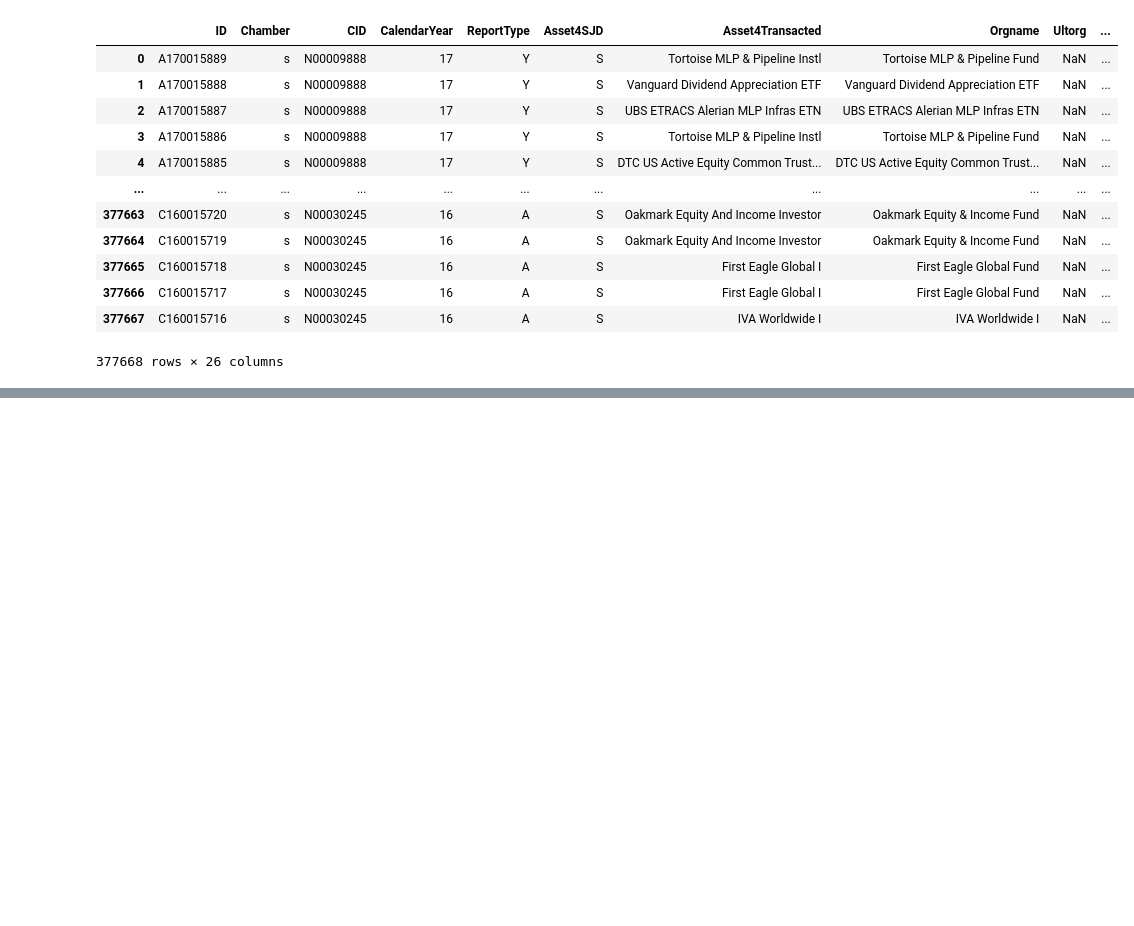
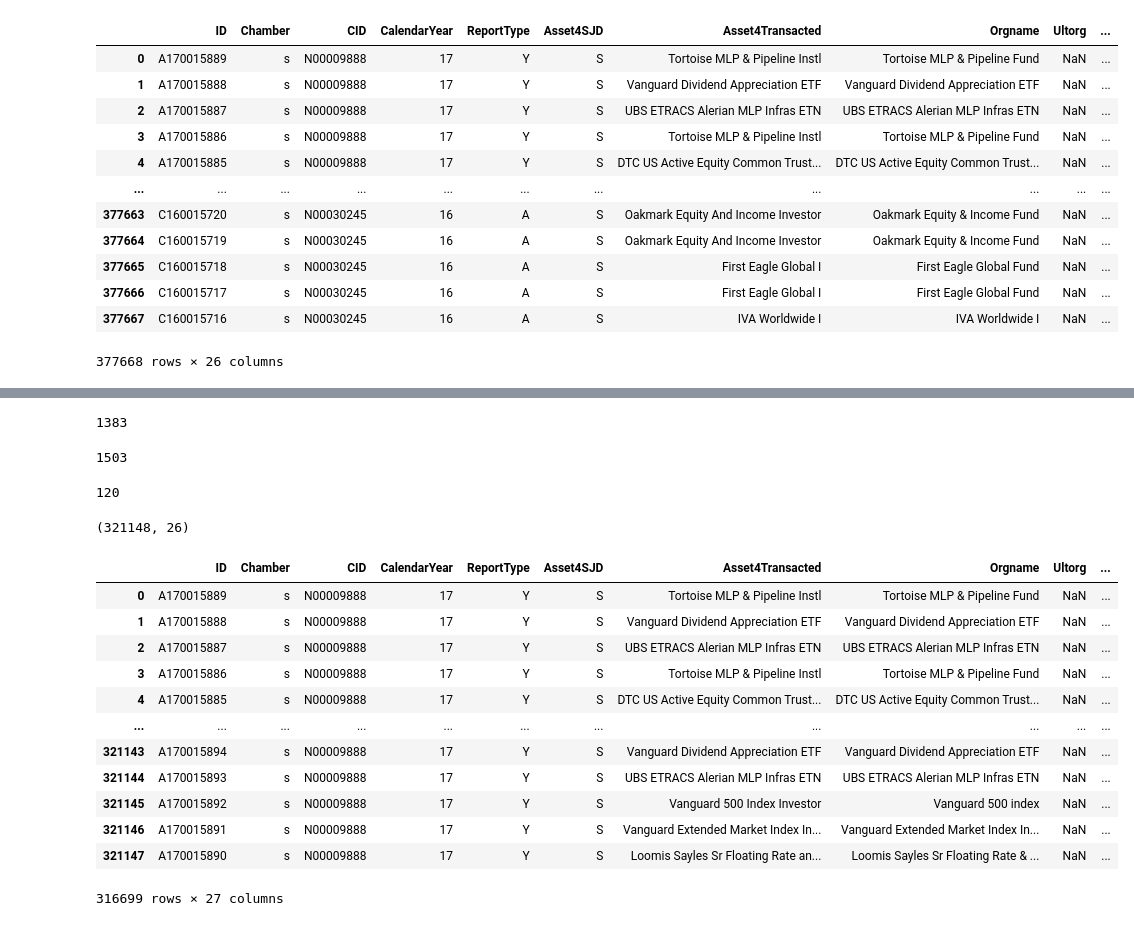
Before and after one commit to oooyiyangc/politician-voting-yc, a Jupyter notebook: src/stock-etf-selection-bias-test.ipynb, the cells around one changed output, grey strips where cells are left out. Cells and saved outputs as stored; diff of their text form; code cells hidden in the pictures; blank space fills up the shorter version.

```diff
--- a/src/stock-etf-selection-bias-test.ipynb
+++ b/src/stock-etf-selection-bias-test.ipynb
@@ -22,3 +22,6 @@ pfd
 | 377666 | C160015717 | s | N00030245 | 16 | A | S | First Eagle Global I | First Eagle Global Fund | NaN | ... |
 | 377667 | C160015716 | s | N00030245 | 16 | A | S | IVA Worldwide I | IVA Worldwide I | NaN | ... |
 377668 rows × 26 columns
+# %%
+crp_id = pd.read_csv("../data/pfd/CRP_IDs.csv")
+crp_id
@@ -24,0 +44,3 @@ pfd
+# %%
+crp_id_unique = crp_id[["CID", "FECCandID"]].drop_duplicates()
+crp_id_unique
@@ -24,0 +61,37 @@ pfd
+# %%
+len(np.unique(crp_id_unique["CID"]))
+# %% [output]
+1383
+# %%
+len(np.unique(crp_id_unique["FECCandID"]))
+# %% [output]
+1503
+# %%
+crp_id_unique_grouped = crp_id_unique.groupby("CID").count()
+crp_id_dup = np.array(crp_id_unique_grouped[crp_id_unique_grouped["FECCandID"] > 1].index)
+len(crp_id_dup)
+# %% [output]
+120
+# %%
+pfd_unique = pfd[~pfd["CID"].isin(crp_id_dup)]
+pfd_unique.shape
+# %% [output]
+(321148, 26)
+# %%
+pfd_crpid = pfd_unique.merge(crp_id_unique, on="CID", how="left")
+pfd_crpid = pfd_crpid.dropna(subset=["Asset4Transacted"])
+pfd_crpid
+# %% [output]
+|  | ID | Chamber | CID | CalendarYear | ReportType | Asset4SJD | Asset4Transacted | Orgname | Ultorg | ... |
+| 0 | A170015889 | s | N00009888 | 17 | Y | S | Tortoise MLP & Pipeline Instl | Tortoise MLP & Pipeline Fund | NaN | ... |
+| 1 | A170015888 | s | N00009888 | 17 | Y | S | Vanguard Dividend Appreciation ETF | Vanguard Dividend Appreciation ETF | NaN | ... |
+| 2 | A170015887 | s | N00009888 | 17 | Y | S | UBS ETRACS Alerian MLP Infras ETN | UBS ETRACS Alerian MLP Infras ETN | NaN | ... |
+| 3 | A170015886 | s | N00009888 | 17 | Y | S | Tortoise MLP & Pipeline Instl | Tortoise MLP & Pipeline Fund | NaN | ... |
+| 4 | A170015885 | s | N00009888 | 17 | Y | S | DTC US Active Equity Common Trust... | DTC US Active Equity Common Trust... | NaN | ... |
+| ... | ... | ... | ... | ... | ... | ... | ... | ... | ... | ... |
+| 321143 | A170015894 | s | N00009888 | 17 | Y | S | Vanguard Dividend Appreciation ETF | Vanguard Dividend Appreciation ETF | NaN | ... |
+| 321144 | A170015893 | s | N00009888 | 17 | Y | S | UBS ETRACS Alerian MLP Infras ETN | UBS ETRACS Alerian MLP Infras ETN | NaN | ... |
+| 321145 | A170015892 | s | N00009888 | 17 | Y | S | Vanguard 500 Index Investor | Vanguard 500 index | NaN | ... |
+| 321146 | A170015891 | s | N00009888 | 17 | Y | S | Vanguard Extended Market Index In... | Vanguard Extended Market Index In... | NaN | ... |
+| 321147 | A170015890 | s | N00009888 | 17 | Y | S | Loomis Sayles Sr Floating Rate an... | Loomis Sayles Sr Floating Rate & ... | NaN | ... |
+316699 rows × 27 columns
```
Also changed, not shown: parts of 12 cells of this notebook, 3 other files.
